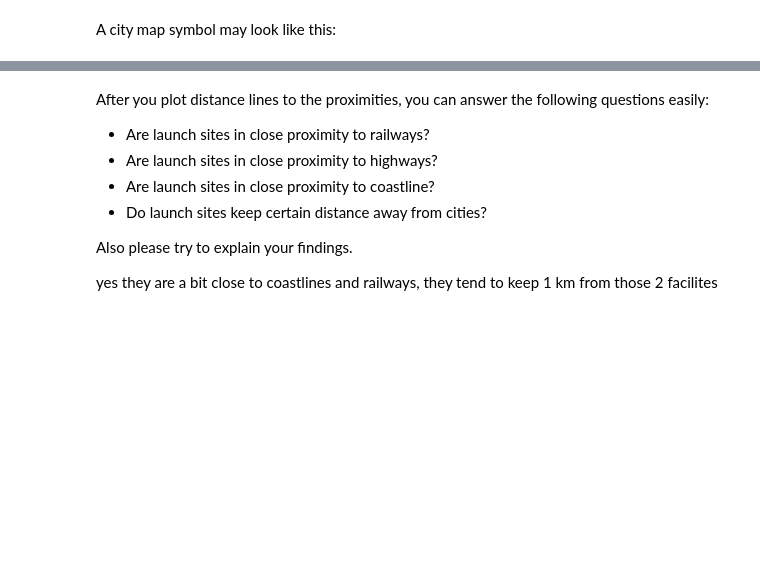
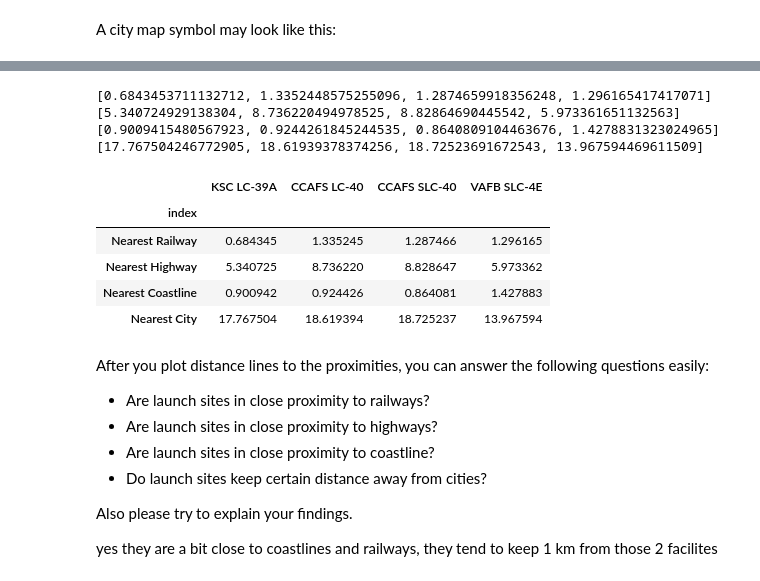
Before and after one commit to Y025/DataScienceCapstone-Falcon9, a Jupyter notebook: Data Visualization with Folium.ipynb, the cells around one changed output, grey strips where cells are left out. Saved outputs shown, nothing was run; the diff lists cells and outputs as text; code cells hidden in the pictures; blank space fills up the shorter version.

```diff
--- a/Data Visualization with Folium.ipynb
+++ b/Data Visualization with Folium.ipynb
@@ -405,6 +411,47 @@ lines2=folium.PolyLine(locations = [[28.56231,-80.5774],[28.56326,-80.58811]], w
 site_map.add_child(lines1).add_child(lines2)
 # %% [output]
 [interactive output not drawn]
+# %%
+names = ['KSC LC-39A','CCAFS LC-40','CCAFS SLC-40', 'VAFB SLC-4E']
+ls_coor = [[28.57323, -80.64692], [28.56231, -80.57737] ,[28.56321, -80.57684] ,[34.63289, -120.6107]]
+railways_coor = [[28.57298, -80.65392],[28.5721,-80.58528],[28.5721,-80.58528],[34.63338, -120.62485]]
+highways_coor = [[28.52598, -80.65664],[28.52598, -80.65664],[28.52598, -80.65664],[34.67889, -120.57701]]
+coastline_coor = [[28.58022, -80.64226],[28.56347, -80.568],[28.56347, -80.568],[34.63308, -120.6263]]
+cities_coor = [[28.61105, -80.82367],[28.39623, -80.6012],[28.39623, -80.6012],[34.63829, -120.45822]]
+distance_rw = []
+distance_hw = []
+distance_cl = []
+distance_ct= []
+# %%
+for i in range (0, len(names)):
+    distance_rw.append(calculate_distance(ls_coor[i][0], ls_coor[i][1], railways_coor[i][0], railways_coor[i][1]))
+    distance_hw.append(calculate_distance(ls_coor[i][0], ls_coor[i][1], highways_coor[i][0], highways_coor[i][1]))
+    distance_cl.append(calculate_distance(ls_coor[i][0], ls_coor[i][1], coastline_coor[i][0], coastline_coor[i][1]))
+    distance_ct.append(calculate_distance(ls_coor[i][0], ls_coor[i][1], cities_coor[i][0], cities_coor[i][1]))
+# %%
+print(distance_rw)
+print(distance_hw)
+print(distance_cl)
+print(distance_ct)
+dict = {'rw': distance_rw, 'hw': distance_hw, 'cl': distance_cl, 'ct': distance_ct}
+df_f = pd.DataFrame(dict)
+df_f = df_f.T
+df_f = df_f.rename(columns={0:names[0], 1:names[1], 2:names[2], 3:names[3]})
+df_f = df_f.reset_index()
+df_f['index'] = df_f['index'].replace('rw','Nearest Railway').replace('hw','Nearest Highway').replace('cl','Nearest Coastline').replace('ct','Nearest City')
+df_f = df_f.set_index('index')
+df_f
+# %% [output]
+[0.6843453711132712, 1.3352448575255096, 1.2874659918356248, 1.296165417417071]
+[5.340724929138304, 8.736220494978525, 8.82864690445542, 5.973361651132563]
+[0.9009415480567923, 0.9244261845244535, 0.8640809104463676, 1.4278831323024965]
+[17.767504246772905, 18.61939378374256, 18.72523691672543, 13.967594469611509]
+|  | KSC LC-39A | CCAFS LC-40 | CCAFS SLC-40 | VAFB SLC-4E |
+| index |  |  |  |  |
+| Nearest Railway | 0.684345 | 1.335245 | 1.287466 | 1.296165 |
+| Nearest Highway | 5.340725 | 8.736220 | 8.828647 | 5.973362 |
+| Nearest Coastline | 0.900942 | 0.924426 | 0.864081 | 1.427883 |
+| Nearest City | 17.767504 | 18.619394 | 18.725237 | 13.967594 |
 # %% [markdown]
 After you plot distance lines to the proximities, you can answer the following questions easily:
 
```
Also changed, not shown: parts of 1 cell of this notebook.
